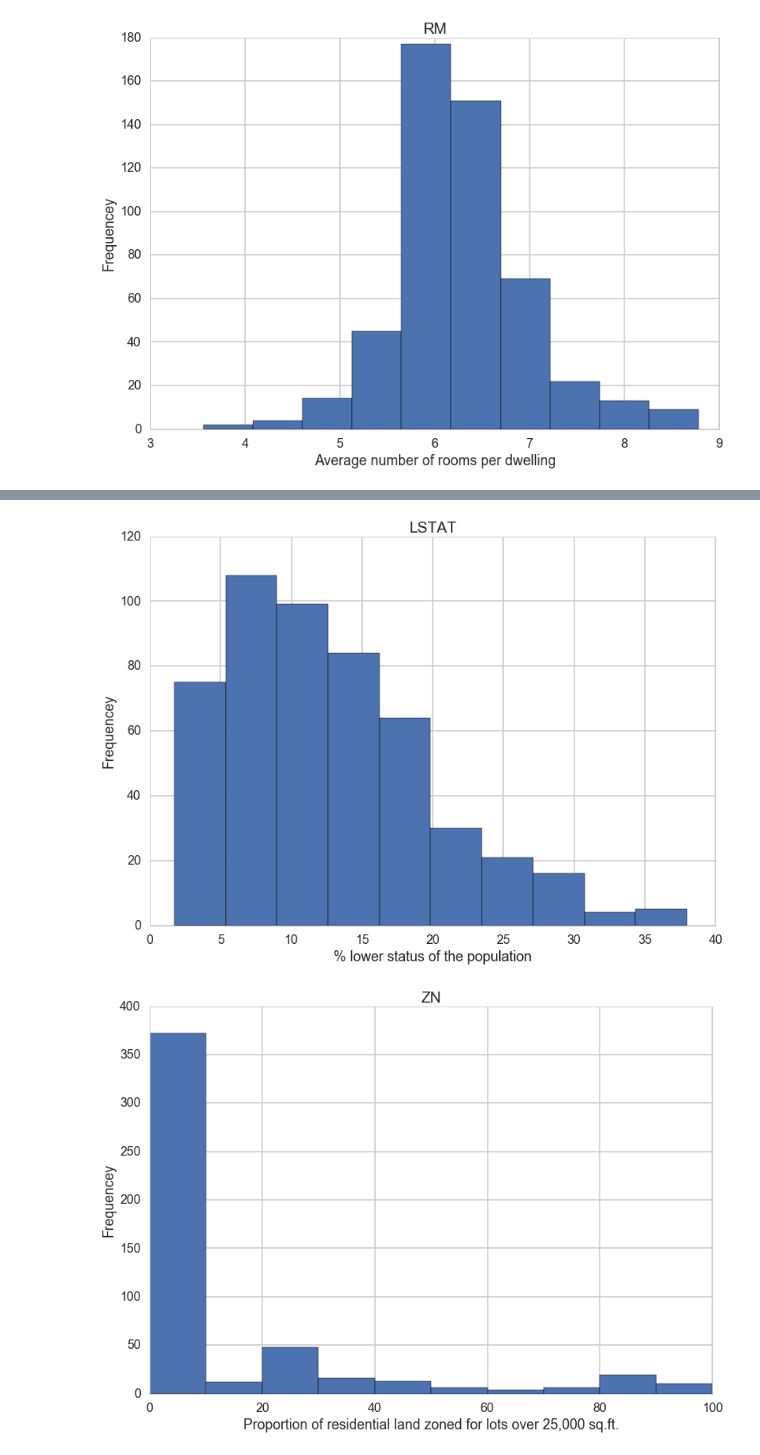
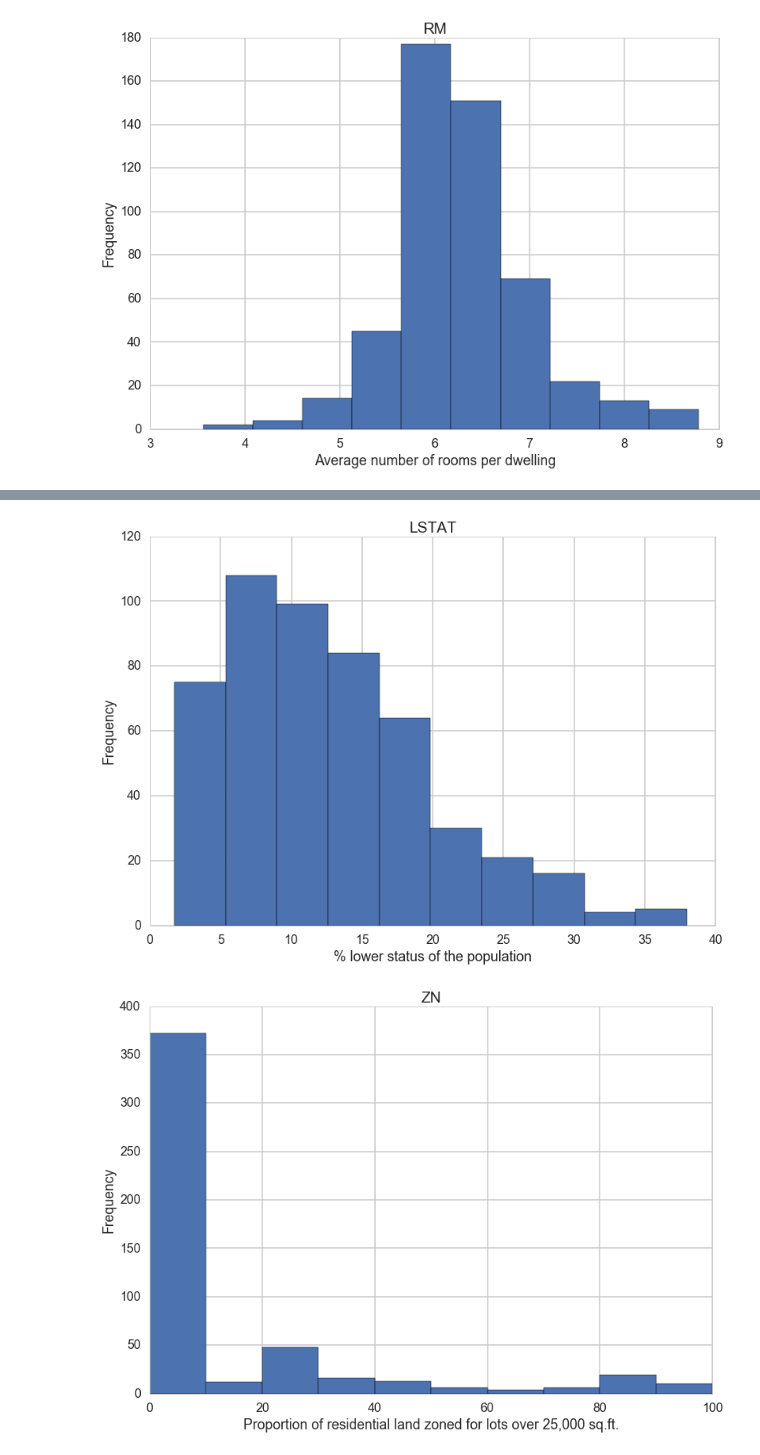
Before and after one commit to roywright/springboard, a Jupyter notebook: linear_regression/Mini_Project_Linear_Regression.ipynb, the cells around one changed output, grey strips where cells are left out. Cells and saved outputs as stored; diff of their text form; code cells hidden in the pictures.

```diff
--- a/linear_regression/Mini_Project_Linear_Regression.ipynb
+++ b/linear_regression/Mini_Project_Linear_Regression.ipynb
@@ -320,11 +320,11 @@ plt.show()
 # %%
 plt.hist(bos.LSTAT)
 plt.title("LSTAT")
 plt.xlabel("% lower status of the population")
-plt.ylabel("Frequencey")
+plt.ylabel("Frequency")
 plt.show()
 # %% [output]
-[figure, old version]
+[figure, new version]
 # %%
 plt.hist(bos.ZN)
 plt.title("ZN")
```
Also changed, not shown: parts of 14 cells of this notebook.
